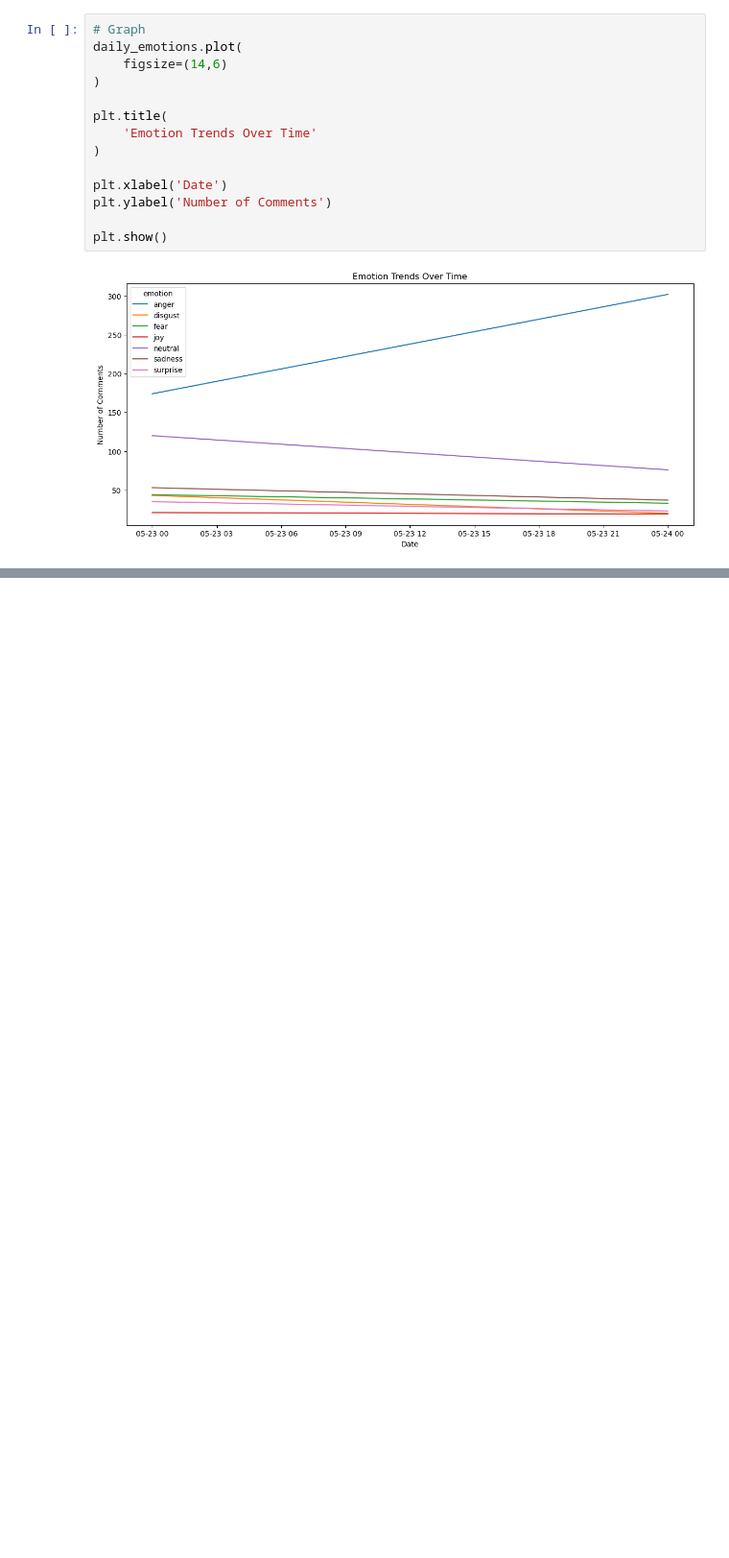
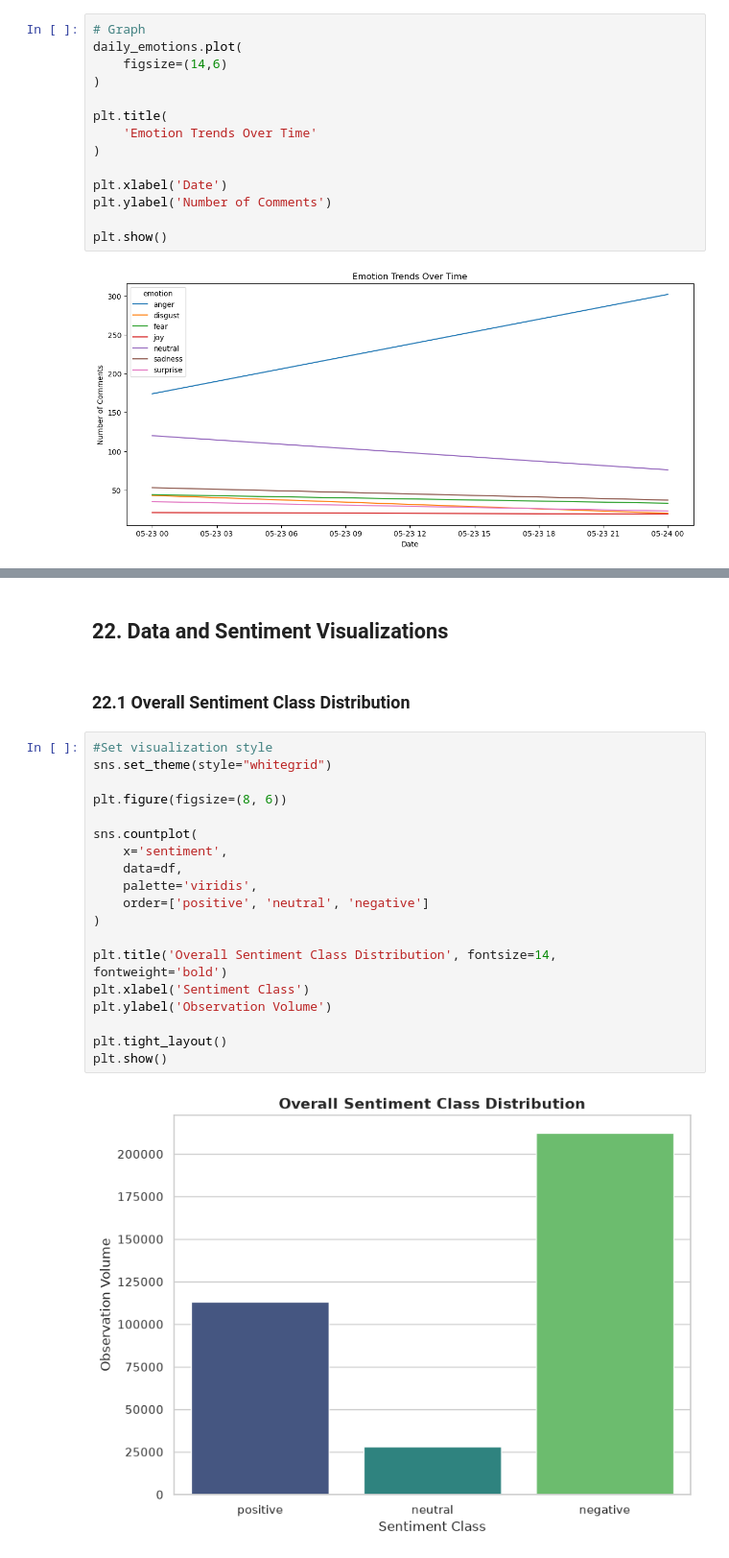
Before and after one commit to oshasho/SocialMediaComputing, a Jupyter notebook: SMCProject.ipynb, the cells around one changed output, grey strips where cells are left out. Shown at 96% size. Drawn from its saved outputs; the diff is of its cells as text; blank space fills up the shorter version.

```diff
--- a/SMCProject.ipynb
+++ b/SMCProject.ipynb
@@ -1405,0 +1466,25 @@ plt.show()
+# %% [markdown]
+## 22. Data and Sentiment Visualizations
+# %% [markdown]
+### 22.1 Overall Sentiment Class Distribution
+# %%
+#Set visualization style
+sns.set_theme(style="whitegrid")
+
+plt.figure(figsize=(8, 6))
+
+sns.countplot(
+    x='sentiment',
+    data=df,
+    palette='viridis',
+    order=['positive', 'neutral', 'negative']
+)
+
+plt.title('Overall Sentiment Class Distribution', fontsize=14, fontweight='bold')
+plt.xlabel('Sentiment Class')
+plt.ylabel('Observation Volume')
+
+plt.tight_layout()
+plt.show()
+# %% [output]
+[figure, added]
```
Also changed, not shown: parts of 12 cells of this notebook, 1 other file.
